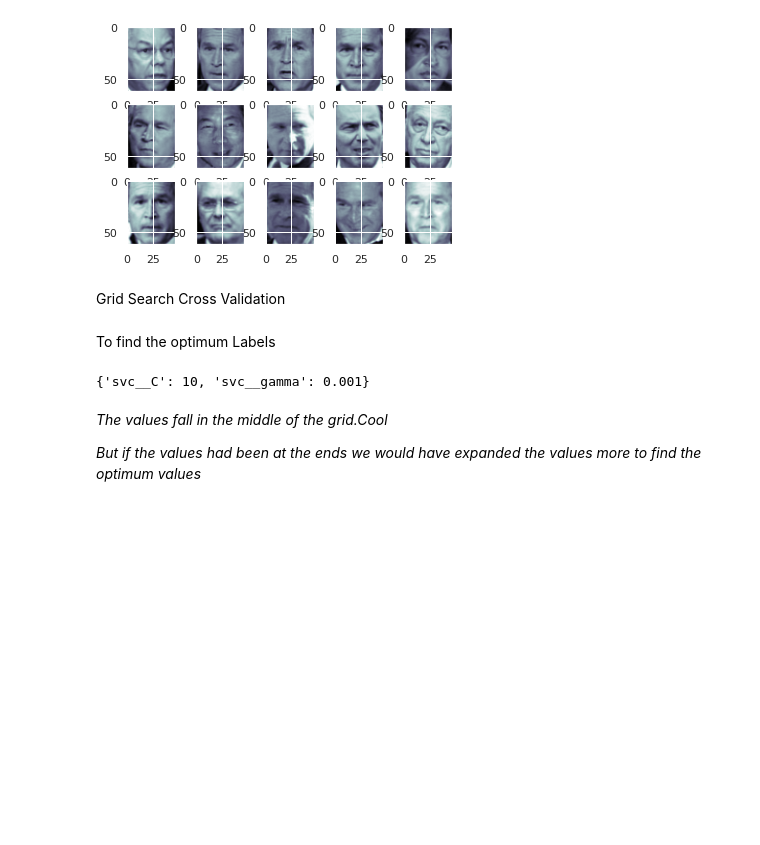
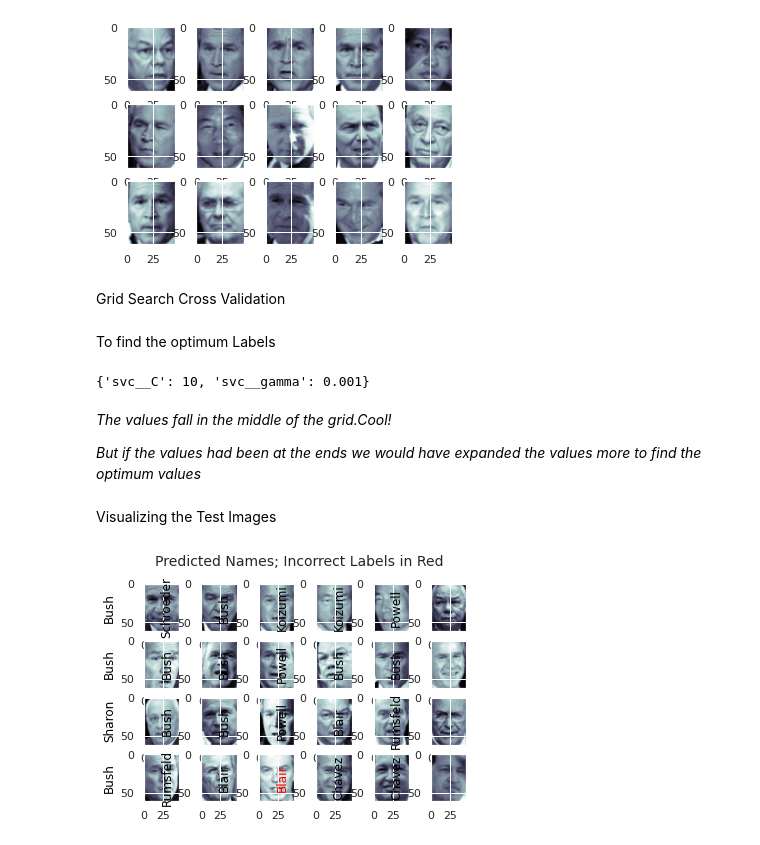
Before and after one commit to anmol0720/Facial-Recognition-Using-SVM, a Jupyter notebook: Face_Recognition.ipynb, the cells around one changed output. Saved outputs shown, nothing was run; the diff lists cells and outputs as text; code cells hidden in the pictures; blank space fills up the shorter version.

Commit message:
Visualizing our Prediction

```diff
--- a/Face_Recognition.ipynb
+++ b/Face_Recognition.ipynb
@@ -54,10 +54,21 @@ grid.fit(Xtrain,ytrain)
 # %% [output]
 {'svc__C': 10, 'svc__gamma': 0.001}
 # %% [markdown]
-*The values fall in the middle of the grid.Cool*
+*The values fall in the middle of the grid.Cool!*
 
 *But if the values had been at the ends we would have expanded the values more to find the optimum values*
 # %%
 model=grid.best_estimator_
 # %%
 pred=model.predict(Xtest)
+# %% [markdown]
+Visualizing the Test Images
+# %%
+fig, ax =plt.subplots(4,6)
+for i, axi in enumerate(ax.flat):
+  axi.imshow(Xtest[i].reshape(62,47),cmap='bone')
+  axi.set_ylabel(faces.target_names[pred[i]].split()[-1],
+                 color='black' if pred[i] == ytest[i] else 'red')
+fig.suptitle('Predicted Names; Incorrect Labels in Red',size=14);
+# %% [output]
+[figure, added]
```
Also changed, not shown: parts of 1 cell of this notebook.
